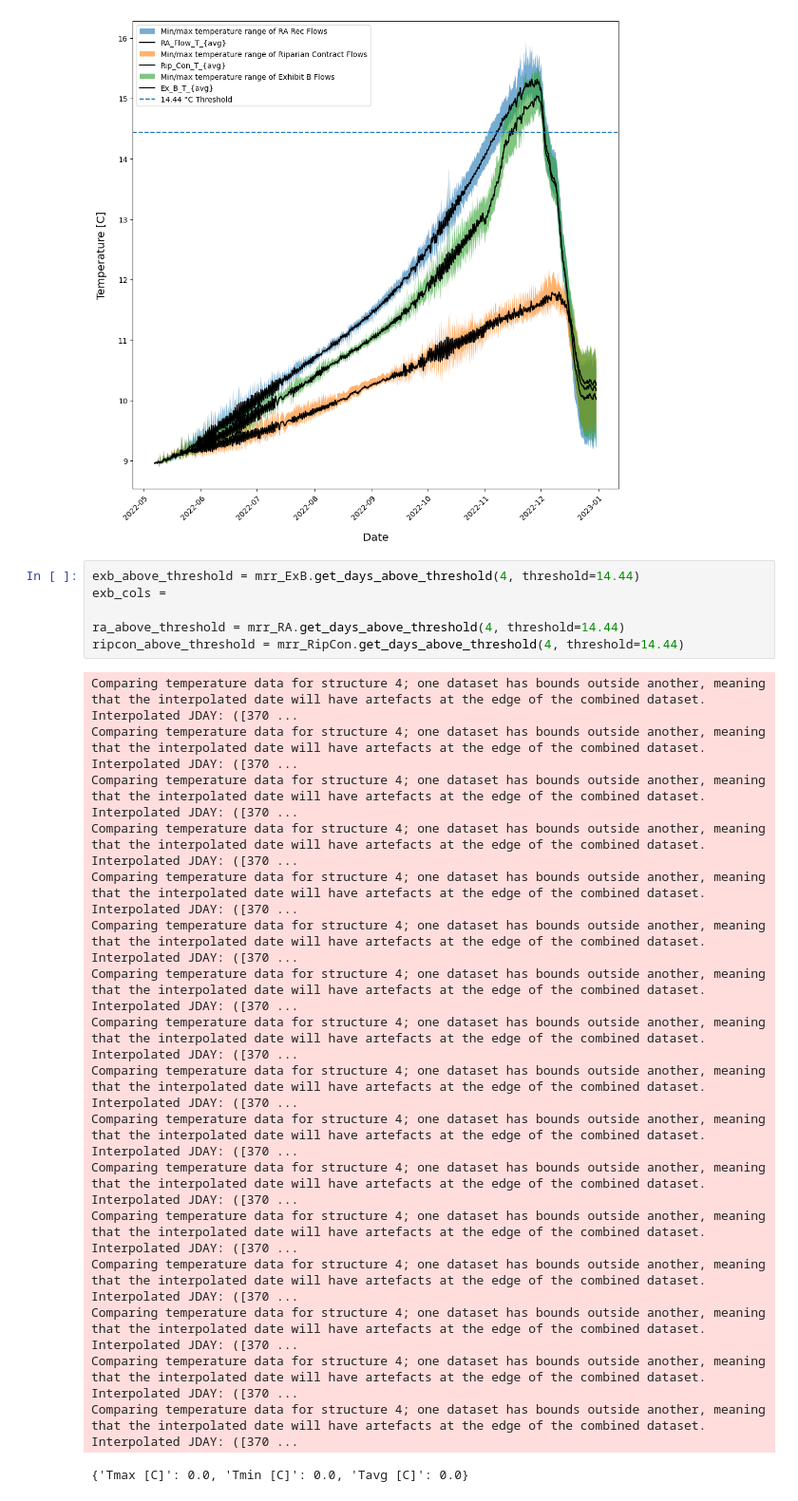
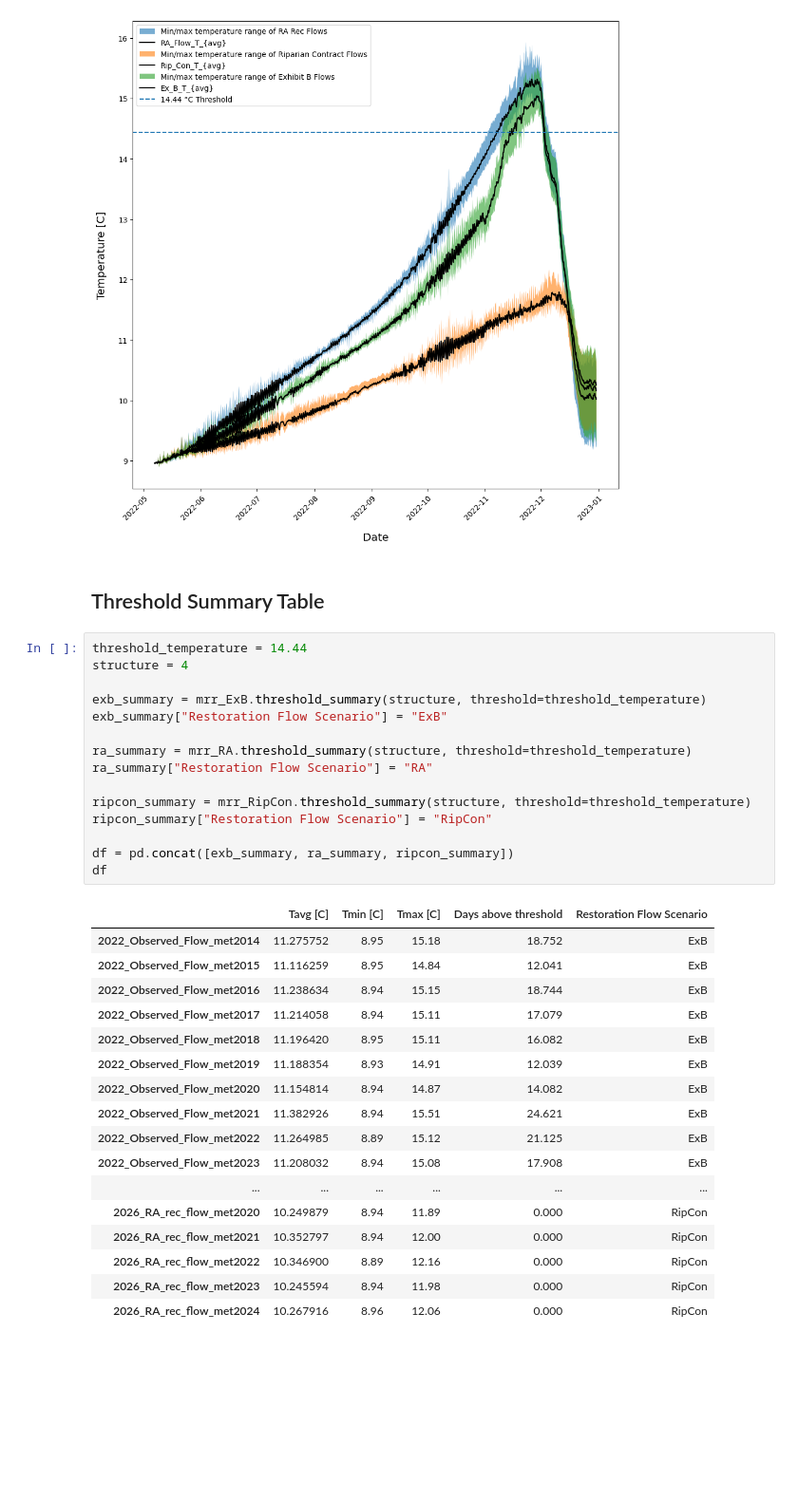
Before and after one commit to steelhead-dev/millerton_reservoir, a Jupyter notebook: 2026_RA_Flows.ipynb, the cells around one changed output. Shown at 95% size. Cells and saved outputs as stored; diff of their text form; blank space fills up the shorter version.

Commit message:
Add threshold summary table

```diff
--- a/2026_RA_Flows.ipynb
+++ b/2026_RA_Flows.ipynb
@@ -192,27 +194,38 @@ Comparing temperature data for structure 4; one dataset has bounds outside anoth
 Comparing temperature data for structure 4; one dataset has bounds outside another, meaning that the interpolated date will have artefacts at the edge of the combined dataset. Interpolated JDAY: ([370 ...
 Comparing temperature data for structure 4; one dataset has bounds outside another, meaning that the interpolated date will have artefacts at the edge of the combined dataset. Interpolated JDAY: ([370 ...
 [figure]
+# %% [markdown]
+## Threshold Summary Table
 # %%
-exb_above_threshold = mrr_ExB.get_days_above_threshold(4, threshold=14.44)
-exb_cols =
+threshold_temperature = 14.44
+structure = 4
 
-ra_above_threshold = mrr_RA.get_days_above_threshold(4, threshold=14.44)
-ripcon_above_threshold = mrr_RipCon.get_days_above_threshold(4, threshold=14.44)
+exb_summary = mrr_ExB.threshold_summary(structure, threshold=threshold_temperature)
+exb_summary["Restoration Flow Scenario"] = "ExB"
+
+ra_summary = mrr_RA.threshold_summary(structure, threshold=threshold_temperature)
+ra_summary["Restoration Flow Scenario"] = "RA"
+
+ripcon_summary = mrr_RipCon.threshold_summary(structure, threshold=threshold_temperature)
+ripcon_summary["Restoration Flow Scenario"] = "RipCon"
+
+df = pd.concat([exb_summary, ra_summary, ripcon_summary])
+df
 # %% [output]
-Comparing temperature data for structure 4; one dataset has bounds outside another, meaning that the interpolated date will have artefacts at the edge of the combined dataset. Interpolated JDAY: ([370 ...
-Comparing temperature data for structure 4; one dataset has bounds outside another, meaning that the interpolated date will have artefacts at the edge of the combined dataset. Interpolated JDAY: ([370 ...
-Comparing temperature data for structure 4; one dataset has bounds outside another, meaning that the interpolated date will have artefacts at the edge of the combined dataset. Interpolated JDAY: ([370 ...
-Comparing temperature data for structure 4; one dataset has bounds outside another, meaning that the interpolated date will have artefacts at the edge of the combined dataset. Interpolated JDAY: ([370 ...
-Comparing temperature data for structure 4; one dataset has bounds outside another, meaning that the interpolated date will have artefacts at the edge of the combined dataset. Interpolated JDAY: ([370 ...
-Comparing temperature data for structure 4; one dataset has bounds outside another, meaning that the interpolated date will have artefacts at the edge of the combined dataset. Interpolated JDAY: ([370 ...
-Comparing temperature data for structure 4; one dataset has bounds outside another, meaning that the interpolated date will have artefacts at the edge of the combined dataset. Interpolated JDAY: ([370 ...
-Comparing temperature data for structure 4; one dataset has bounds outside another, meaning that the interpolated date will have artefacts at the edge of the combined dataset. Interpolated JDAY: ([370 ...
-Comparing temperature data for structure 4; one dataset has bounds outside another, meaning that the interpolated date will have artefacts at the edge of the combined dataset. Interpolated JDAY: ([370 ...
-Comparing temperature data for structure 4; one dataset has bounds outside another, meaning that the interpolated date will have artefacts at the edge of the combined dataset. Interpolated JDAY: ([370 ...
-Comparing temperature data for structure 4; one dataset has bounds outside another, meaning that the interpolated date will have artefacts at the edge of the combined dataset. Interpolated JDAY: ([370 ...
-Comparing temperature data for structure 4; one dataset has bounds outside another, meaning that the interpolated date will have artefacts at the edge of the combined dataset. Interpolated JDAY: ([370 ...
-Comparing temperature data for structure 4; one dataset has bounds outside another, meaning that the interpolated date will have artefacts at the edge of the combined dataset. Interpolated JDAY: ([370 ...
-Comparing temperature data for structure 4; one dataset has bounds outside another, meaning that the interpolated date will have artefacts at the edge of the combined dataset. Interpolated JDAY: ([370 ...
-Comparing temperature data for structure 4; one dataset has bounds outside another, meaning that the interpolated date will have artefacts at the edge of the combined dataset. Interpolated JDAY: ([370 ...
-Comparing temperature data for structure 4; one dataset has bounds outside another, meaning that the interpolated date will have artefacts at the edge of the combined dataset. Interpolated JDAY: ([370 ...
-{'Tmax [C]': 0.0, 'Tmin [C]': 0.0, 'Tavg [C]': 0.0}
+|  | Tavg [C] | Tmin [C] | Tmax [C] | Days above threshold | Restoration Flow Scenario |
+| 2022_Observed_Flow_met2014 | 11.275752 | 8.95 | 15.18 | 18.752 | ExB |
+| 2022_Observed_Flow_met2015 | 11.116259 | 8.95 | 14.84 | 12.041 | ExB |
+| 2022_Observed_Flow_met2016 | 11.238634 | 8.94 | 15.15 | 18.744 | ExB |
+| 2022_Observed_Flow_met2017 | 11.214058 | 8.94 | 15.11 | 17.079 | ExB |
+| 2022_Observed_Flow_met2018 | 11.196420 | 8.95 | 15.11 | 16.082 | ExB |
+| 2022_Observed_Flow_met2019 | 11.188354 | 8.93 | 14.91 | 12.039 | ExB |
+| 2022_Observed_Flow_met2020 | 11.154814 | 8.94 | 14.87 | 14.082 | ExB |
+| 2022_Observed_Flow_met2021 | 11.382926 | 8.94 | 15.51 | 24.621 | ExB |
+| 2022_Observed_Flow_met2022 | 11.264985 | 8.89 | 15.12 | 21.125 | ExB |
+| 2022_Observed_Flow_met2023 | 11.208032 | 8.94 | 15.08 | 17.908 | ExB |
+| ... | ... | ... | ... | ... | ... |
+| 2026_RA_rec_flow_met2020 | 10.249879 | 8.94 | 11.89 | 0.000 | RipCon |
+| 2026_RA_rec_flow_met2021 | 10.352797 | 8.94 | 12.00 | 0.000 | RipCon |
+| 2026_RA_rec_flow_met2022 | 10.346900 | 8.89 | 12.16 | 0.000 | RipCon |
+| 2026_RA_rec_flow_met2023 | 10.245594 | 8.94 | 11.98 | 0.000 | RipCon |
+| 2026_RA_rec_flow_met2024 | 10.267916 | 8.96 | 12.06 | 0.000 | RipCon |
```
Also changed, not shown: parts of 5 cells of this notebook, 2 other files.
